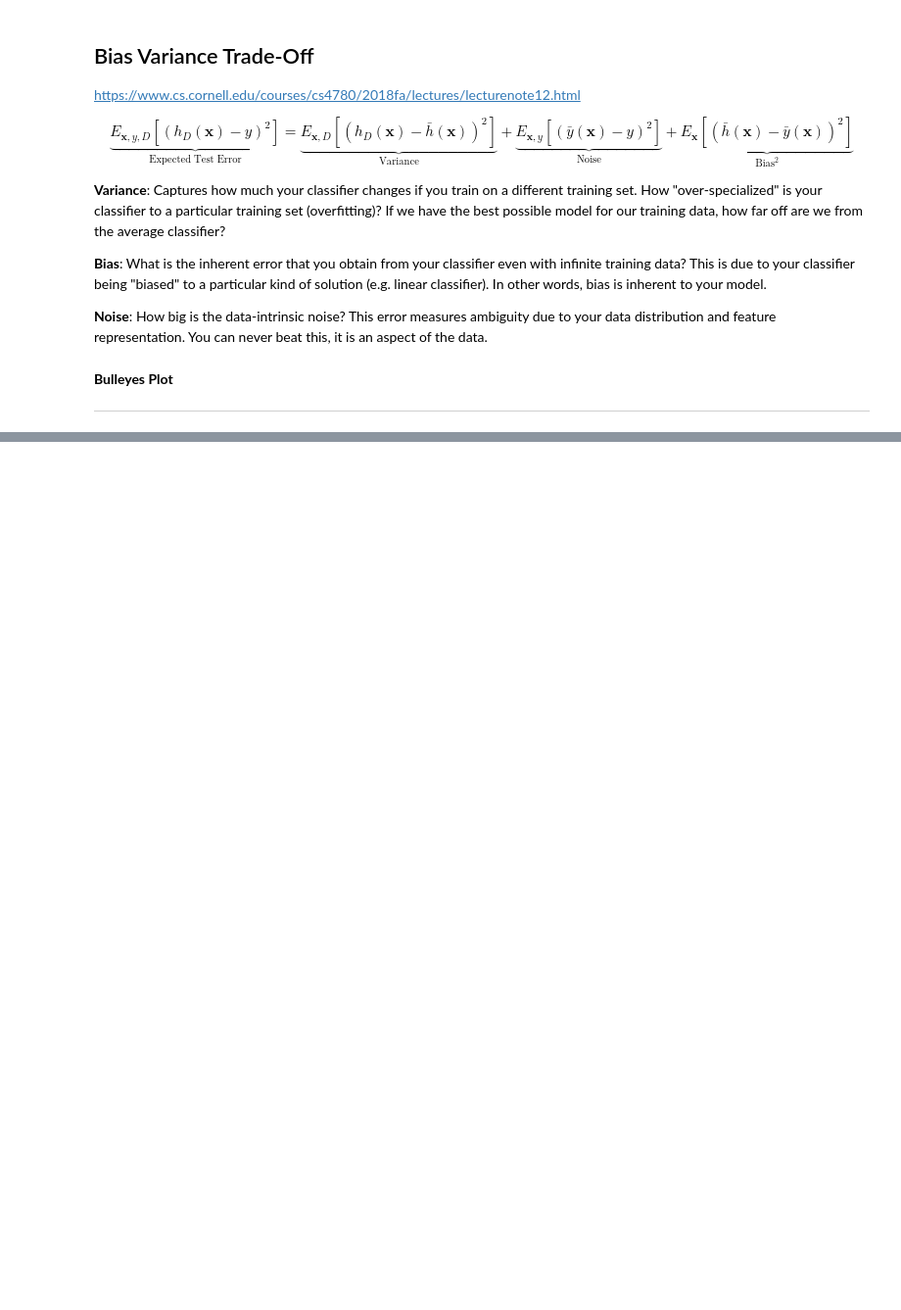
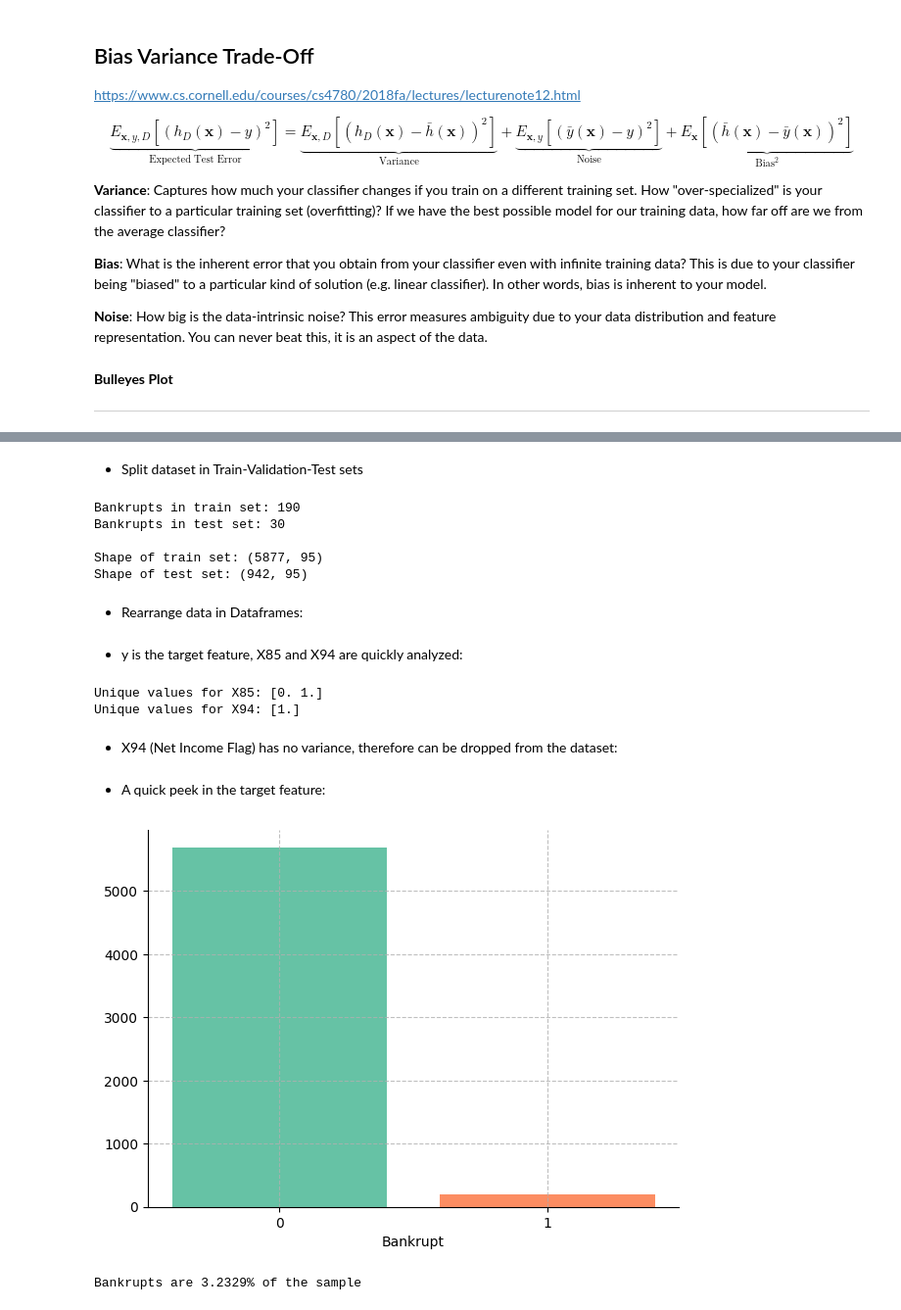
Before and after one commit to fabriziobasso/kaggle, a Jupyter notebook: Cross_validation.ipynb, the cells around one changed output, grey strips where cells are left out. Shown at 98% size. Saved outputs shown, nothing was run; the diff lists cells and outputs as text; code cells hidden in the pictures; blank space fills up the shorter version.

```diff
--- a/Cross_validation.ipynb
+++ b/Cross_validation.ipynb
@@ -191,0 +284,13 @@ https://scott.fortmann-roe.com/docs/BiasVariance.html
+# %%
+pd.read_csv("bankruptcy.csv").shape
+columns = ["y"]
+features = [f"X{i}" for i in range(1,96)]
+columns += features
+df_colnames = pd.read_csv("bankruptcy.csv").head(3)
+df = pd.read_csv("bankruptcy.csv", header=0, names=columns)
+
+dict_colnames = dict(zip(list(df.columns),list(df_colnames.columns)))
+
+#with pd.read_csv("bankruptcy.csv", chunksize=402) as reader:
+#  for num, chunk in enumerate(reader):
+#          print(num, " : ", chunk.shape)
@@ -191,0 +307,52 @@ https://scott.fortmann-roe.com/docs/BiasVariance.html
+# %% [markdown]
+* Split dataset in Train-Validation-Test sets
+# %%
+X = df.drop("y", axis=1).values
+y = df.y.values
+
+X_train, X_test, y_train, y_test = train_test_split(X,y,shuffle=True, stratify=y, test_size=0.138, random_state=42)
+#X_train, X_valid, y_train, y_valid = train_test_split(X_train,y_train,shuffle=True, stratify=y_train, test_size=0.16)
+
+print("Bankrupts in train set: {}\nBankrupts in test set: {}\n".format(np.sum(y_train),np.sum(y_test)))
+
+print("Shape of train set: {}\nShape of test set: {}\n".format(X_train.shape,X_test.shape))
+# %% [output]
+Bankrupts in train set: 190
+Bankrupts in test set: 30
+
+Shape of train set: (5877, 95)
+Shape of test set: (942, 95)
+# %% [markdown]
+* Rearrange data in Dataframes:
+# %%
+df_train = pd.DataFrame(data=X_train, columns=list(df.columns)[1:])
+df_train["y"]=y_train
+
+df_test = pd.DataFrame(data=X_test, columns=list(df.columns)[1:])
+df_test["y"]=y_test
+# %% [markdown]
+* y is the target feature, X85 and X94 are quickly analyzed:
+# %%
+print(f"Unique values for X85: {df_train.X85.unique()}\nUnique values for X94: {df_train.X94.unique()}")
+# %% [output]
+Unique values for X85: [0. 1.]
+Unique values for X94: [1.]
+# %% [markdown]
+* X94 (Net Income Flag) has no variance, therefore can be dropped from the dataset:
+# %%
+df_train.drop("X94", axis=1, inplace=True)
+# %% [markdown]
+* A quick peek in the target feature:
+# %%
+fig, axs = plt.subplots(figsize=(7,5))
+axs.bar(x=df_train.y.unique(),height=df_train.y.value_counts(), color=palette_8)
+axs.set_xlabel("Bankrupt")
+axs.set_xticks([0,1])
+
+axs.grid(linestyle='--', alpha=0.8, )
+# %% [output]
+[figure, added]
+# %%
+print("Bankrupts are {}% of the sample".format(np.round(100*df_train.y.sum()/df_train.y.count(),4)))
+# %% [output]
+Bankrupts are 3.2329% of the sample
```
Also changed, not shown: parts of 29 cells of this notebook.
